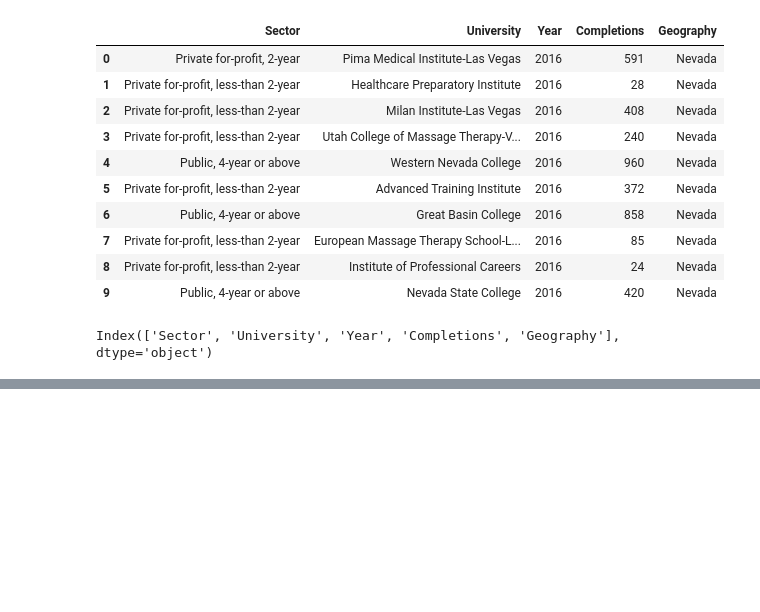
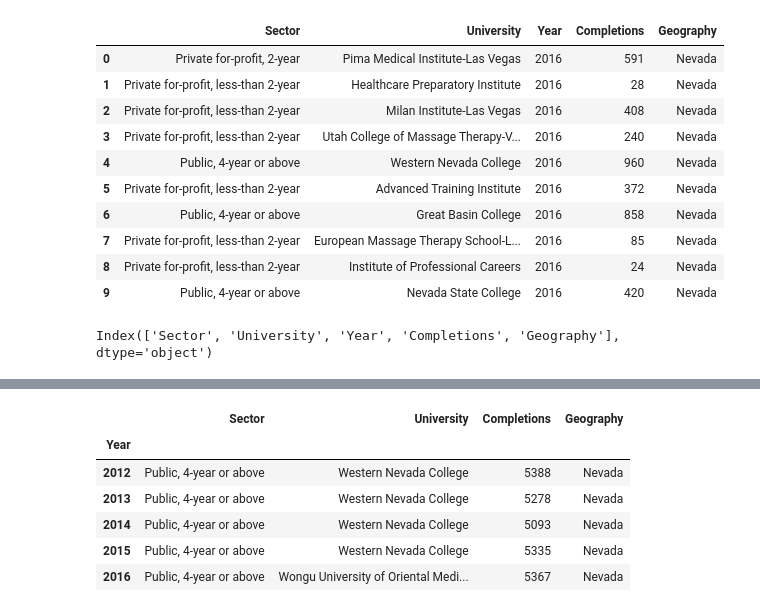
Before and after one commit to thanga-v2/Exploratory-Data-Analysis, a Jupyter notebook: pandas_universities.ipynb, the cells around one changed output, grey strips where cells are left out. Drawn from its saved outputs; the diff is of its cells as text; code cells hidden in the pictures; blank space fills up the shorter version.

```diff
--- a/pandas_universities.ipynb
+++ b/pandas_universities.ipynb
@@ -54,0 +80,10 @@ data.head(10).T
+# %%
+data.groupby('Year').max()
+# %% [output]
+|  | Sector | University | Completions | Geography |
+| Year |  |  |  |  |
+| 2012 | Public, 4-year or above | Western Nevada College | 5388 | Nevada |
+| 2013 | Public, 4-year or above | Western Nevada College | 5278 | Nevada |
+| 2014 | Public, 4-year or above | Western Nevada College | 5093 | Nevada |
+| 2015 | Public, 4-year or above | Western Nevada College | 5335 | Nevada |
+| 2016 | Public, 4-year or above | Wongu University of Oriental Medi... | 5367 | Nevada |
```
Also changed, not shown: parts of 14 cells of this notebook, 1 other file.
